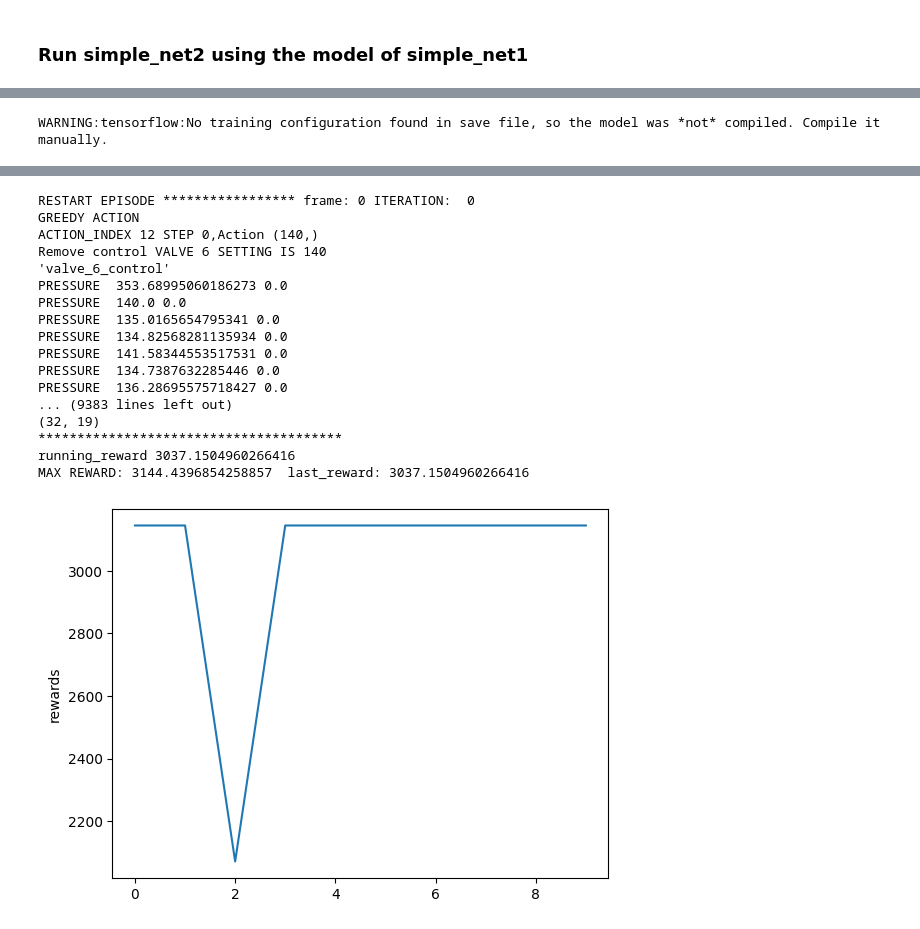
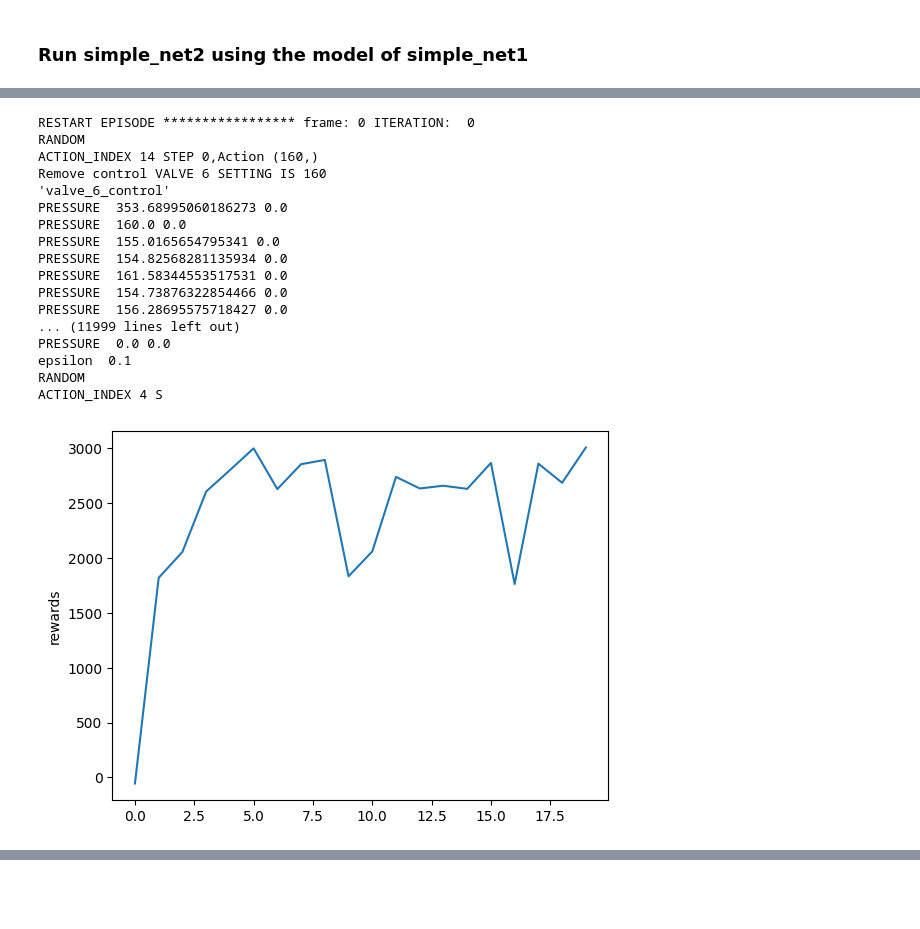
Before and after one commit to hoseinlook/WDN, a Jupyter notebook: project.ipynb, the cells around one changed output, grey strips where cells are left out. Cells and saved outputs as stored; diff of their text form; code cells hidden in the pictures; blank space fills up the shorter version.

```diff
--- a/project.ipynb
+++ b/project.ipynb
@@ -207,7 +89,7 @@ dqn_water.plot_chosen_action(show=True)
 # %%
 network_name="simple_net2"
 action_zone =DEFAULT_ACTION_ZONE
-dqn_water = DQN_WaterNetwork(network_name,action_zone,iterations=10,epsilon_max=0,epsilon_min=0,epsilon_random_frames=0,do_log=True,random_failure=0)
+dqn_water = DQN_WaterNetwork(network_name,action_zone,iterations=20,epsilon_max=0.1,epsilon_min=0.1,epsilon_random_frames=100,do_log=True,random_failure=0,reward_function_type=REWARD_FUNCTION_2)
 # dqn_water = DQN_WaterNetwork(network_name,iterations=500,do_log=False,action_zone=action_zone)
 dqn_water.load_model(BASE_MODEL_PATH.joinpath("simple_net_randomness"))
 dqn_water.train()
@@ -217 +100,18 @@ WARNING:wntr.epanet.io:Curve was not used: "1"; saved as curve type None and uni
-WARNING:tensorflow:No training configuration found in save file, so the model was *not* compiled. Compile it manually.
+RESTART EPISODE ***************** frame: 0 ITERATION:  0
+RANDOM
+ACTION_INDEX 14 STEP 0,Action (160,)
+Remove control VALVE 6 SETTING IS 160
+'valve_6_control'
+PRESSURE  353.68995060186273 0.0
+PRESSURE  160.0 0.0
+PRESSURE  155.0165654795341 0.0
+PRESSURE  154.82568281135934 0.0
+PRESSURE  161.58344553517531 0.0
+PRESSURE  154.73876322854466 0.0
+PRESSURE  156.28695575718427 0.0
+... (11999 lines left out)
+PRESSURE  0.0 0.0
+epsilon  0.1
+RANDOM
+ACTION_INDEX 4 S
+[figure, new version]
@@ -221,18 +118,0 @@ WARNING:tensorflow:No training configuration found in save file, so the model wa
-RESTART EPISODE ***************** frame: 0 ITERATION:  0
-GREEDY ACTION
-ACTION_INDEX 12 STEP 0,Action (140,)
-Remove control VALVE 6 SETTING IS 140
-'valve_6_control'
-PRESSURE  353.68995060186273 0.0
-PRESSURE  140.0 0.0
-PRESSURE  135.0165654795341 0.0
-PRESSURE  134.82568281135934 0.0
-PRESSURE  141.58344553517531 0.0
-PRESSURE  134.7387632285446 0.0
-PRESSURE  136.28695575718427 0.0
-... (9383 lines left out)
-(32, 19)
-***************************************
-running_reward 3037.1504960266416
-MAX REWARD: 3144.4396854258857  last_reward: 3037.1504960266416
-[figure, old version]
```
Also changed, not shown: parts of 14 cells of this notebook.
